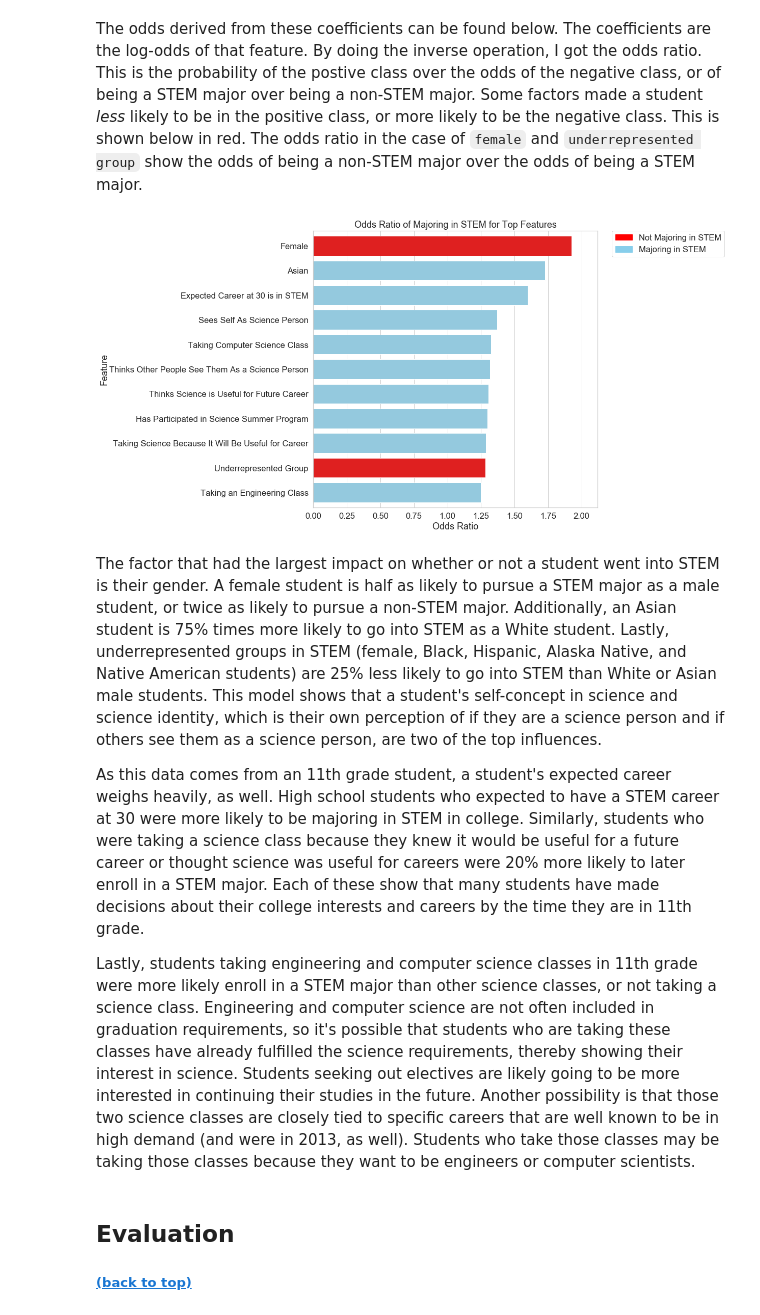
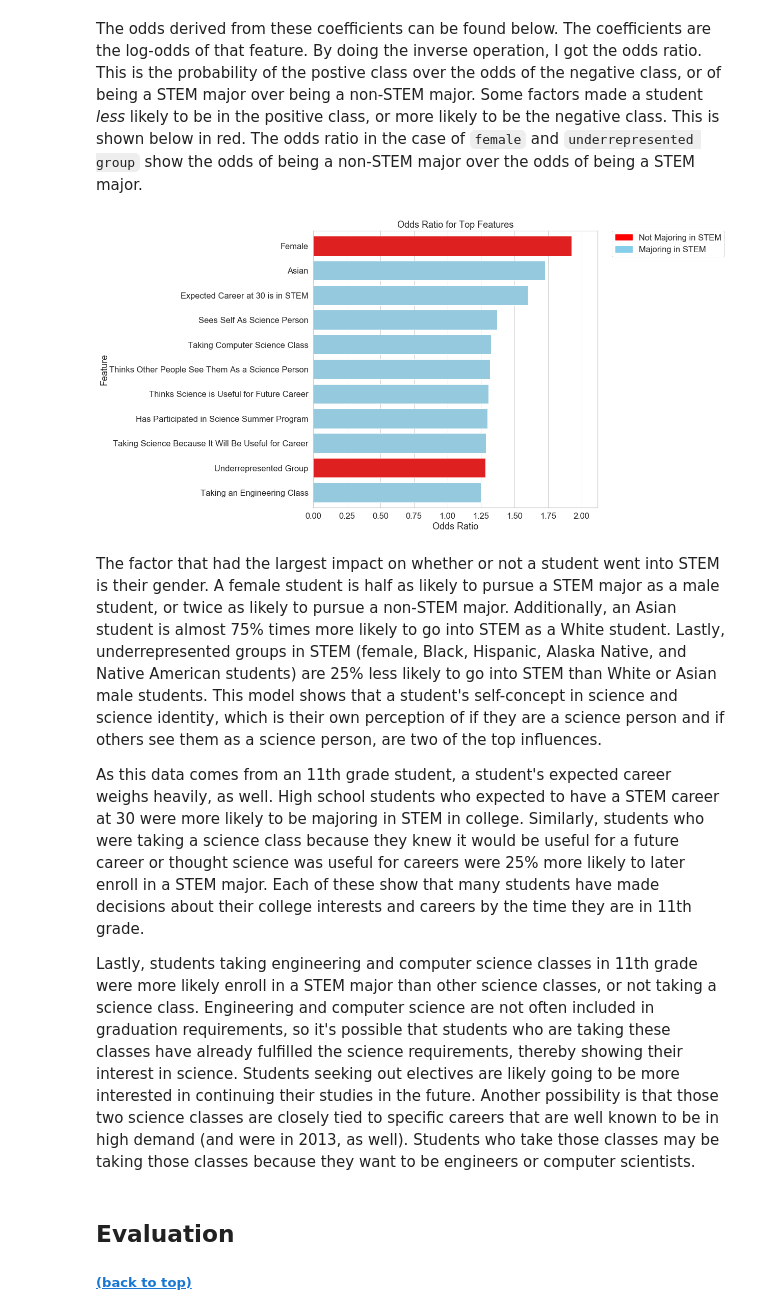
Before and after one commit to laurenphipps/STEM-majors, a Jupyter notebook: Final_Notebook.ipynb, the cells around one changed output. Saved outputs shown, nothing was run; the diff lists cells and outputs as text; code cells hidden in the pictures.

```diff
--- a/Final_Notebook.ipynb
+++ b/Final_Notebook.ipynb
@@ -783,36 +783,36 @@ The odds derived from these coefficients can be found below. The coefficients ar
 # %%
 coef_df['pos_odd'] = e**coef_df['coefficient_value']
 coef_df['neg_odd'] = 1/coef_df['pos_odd']
 coef_df['highest_odd'] = np.where(coef_df['pos_odd'] > coef_df['neg_odd'], coef_df['pos_odd'], coef_df['neg_odd'])
 coef_df.sort_values(by = 'highest_odd', ascending = False, inplace = True)
 top_ten = coef_df[:11]
 
 
 plt.figure(figsize = (10,10))
 clrs = ['red' if x == 'female' else 'red' if x == 'underrep' else 'skyblue' for x in top_ten['feature']]
 ax = sns.barplot(x ='highest_odd', y = 'feature', data = top_ten, palette = clrs, orient = 'horiz')
 plt.yticks(ticks = range(0,11), labels = ['Female', 'Asian', 'Expected Career at 30 is in STEM', 'Sees Self As Science Person',
           'Taking Computer Science Class', 'Thinks Other People See Them As a Science Person',
           'Thinks Science is Useful for Future Career', 'Has Participated in Science Summer Program',
           'Taking Science Because It Will Be Useful for Career', 'Underrepresented Group', 'Taking an Engineering Class'])
 plt.margins(0.1, 0.02)
 ax.set_ylabel('Feature', labelpad = 0.5)
 ax.set_xlabel('Odds Ratio')
-ax.set_title('Odds Ratio of Majoring in STEM for Top Features')
+ax.set_title('Odds Ratio for Top Features')
 legend = [Patch(facecolor='red', edgecolor='red', label='Not Majoring in STEM'), Patch(facecolor='skyblue', edgecolor='skyblue', label='Majoring in STEM')]
 ax.legend(handles = legend, bbox_to_anchor=(1.05, 1), loc=2, borderaxespad=0.)
 
 plt.savefig('img/feature-odds.png', bbox_inches='tight', transparent=True)
 
 ;
 
 plt.show()
 # %% [output]
-[figure, old version]
+[figure, new version]
 # %% [markdown]
-The factor that had the largest impact on whether or not a student went into STEM is their gender. A female student is half as likely to pursue a STEM major as a male student, or twice as likely to pursue a non-STEM major. Additionally, an Asian student is 75% times more likely to go into STEM as a White student. Lastly, underrepresented groups in STEM (female, Black, Hispanic, Alaska Native, and Native American students) are 25% less likely to go into STEM than White or Asian male students. This model shows that a student's self-concept in science and science identity, which is their own perception of if they are a science person and if others see them as a science person, are two of the top influences.
+The factor that had the largest impact on whether or not a student went into STEM is their gender. A female student is half as likely to pursue a STEM major as a male student, or twice as likely to pursue a non-STEM major. Additionally, an Asian student is almost 75% times more likely to go into STEM as a White student. Lastly, underrepresented groups in STEM (female, Black, Hispanic, Alaska Native, and Native American students) are 25% less likely to go into STEM than White or Asian male students. This model shows that a student's self-concept in science and science identity, which is their own perception of if they are a science person and if others see them as a science person, are two of the top influences.
 
-As this data comes from an 11th grade student, a student's expected career weighs heavily, as well. High school students who expected to have a STEM career at 30 were more likely to be majoring in STEM in college. Similarly, students who were taking a science class because they knew it would be useful for a future career or thought science was useful for careers were 20% more likely to later enroll in a STEM major. Each of these show that many students have made decisions about their college interests and careers by the time they are in 11th grade.
+As this data comes from an 11th grade student, a student's expected career weighs heavily, as well. High school students who expected to have a STEM career at 30 were more likely to be majoring in STEM in college. Similarly, students who were taking a science class because they knew it would be useful for a future career or thought science was useful for careers were 25% more likely to later enroll in a STEM major. Each of these show that many students have made decisions about their college interests and careers by the time they are in 11th grade.
 
 Lastly, students taking engineering and computer science classes in 11th grade were more likely enroll in a STEM major than other science classes, or not taking a science class. Engineering and computer science are not often included in graduation requirements, so it's possible that students who are taking these classes have already fulfilled the science requirements, thereby showing their interest in science. Students seeking out electives are likely going to be more interested in continuing their studies in the future. Another possibility is that those two science classes are closely tied to specific careers that are well known to be in high demand (and were in 2013, as well). Students who take those classes may be taking those classes because they want to be engineers or computer scientists.
 # %% [markdown]
```
Also changed, not shown: parts of 8 cells of this notebook, 3 other files.
